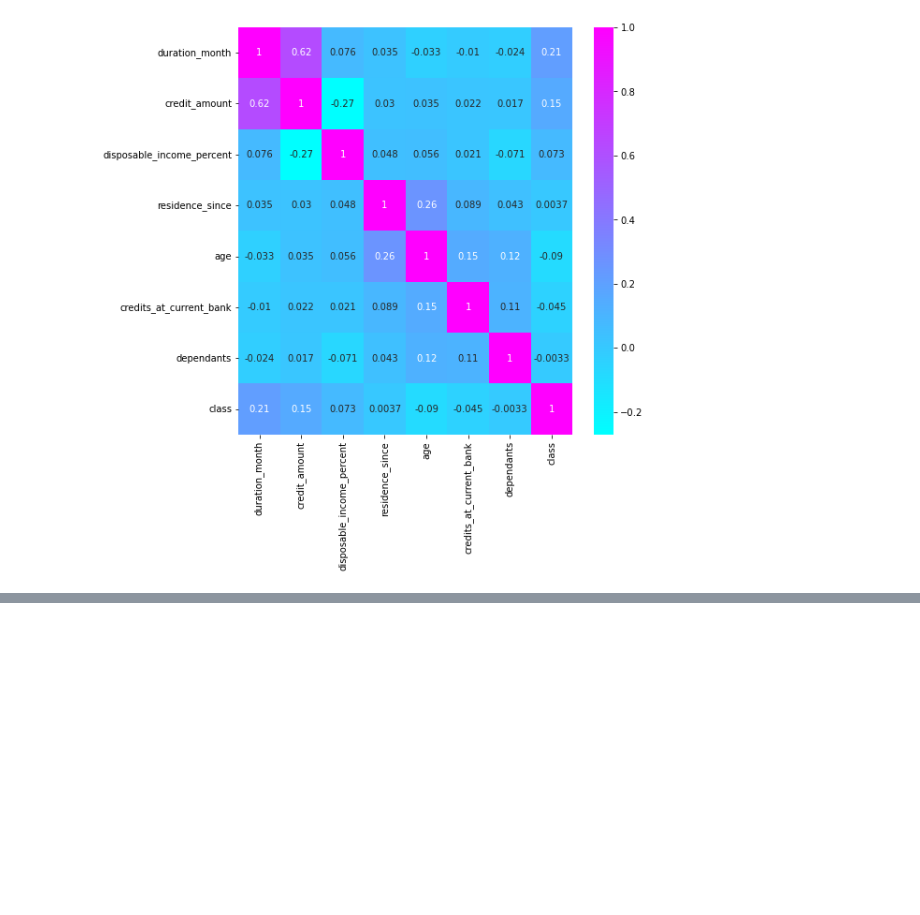
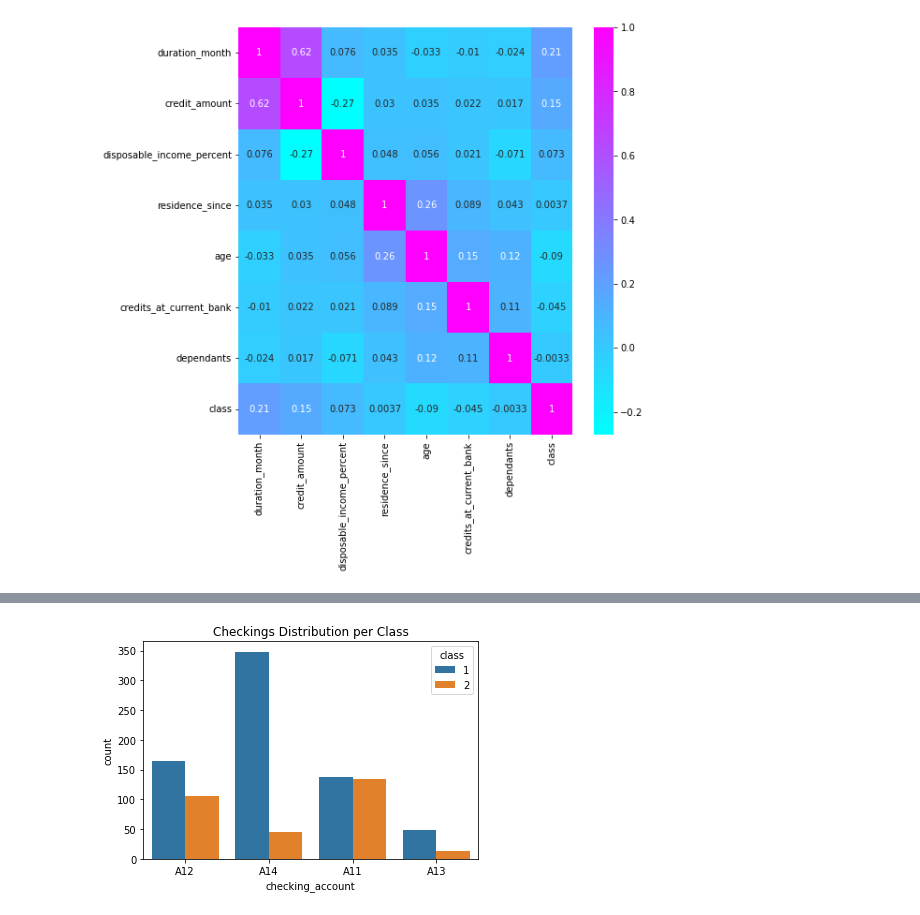
Before and after one commit to lopez-Luis89/Credit, a Jupyter notebook: Team Project AAI 501.ipynb, the cells around one changed output, grey strips where cells are left out. Drawn from its saved outputs; the diff is of its cells as text; code cells hidden in the pictures; blank space fills up the shorter version.

```diff
--- a/Team Project AAI 501.ipynb
+++ b/Team Project AAI 501.ipynb
@@ -118,0 +174,6 @@ sns.heatmap(corr_matr, cmap= 'cool', annot= True)
+# %%
+sns.countplot(x='checking_account', data=df, hue='class')
+plt.title('Checkings Distribution per Class')
+plt.show();
+# %% [output]
+[figure, added]
```
Also changed, not shown: parts of 14 cells of this notebook.
